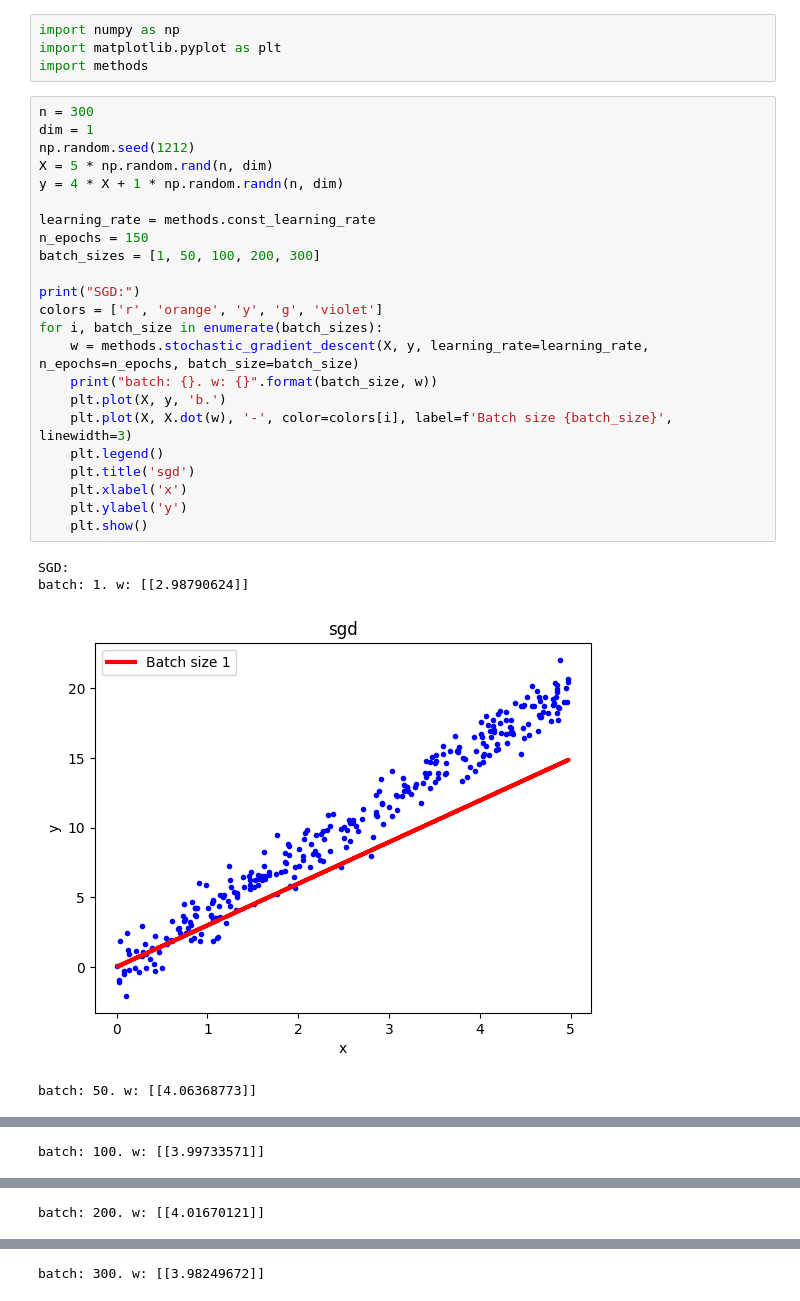
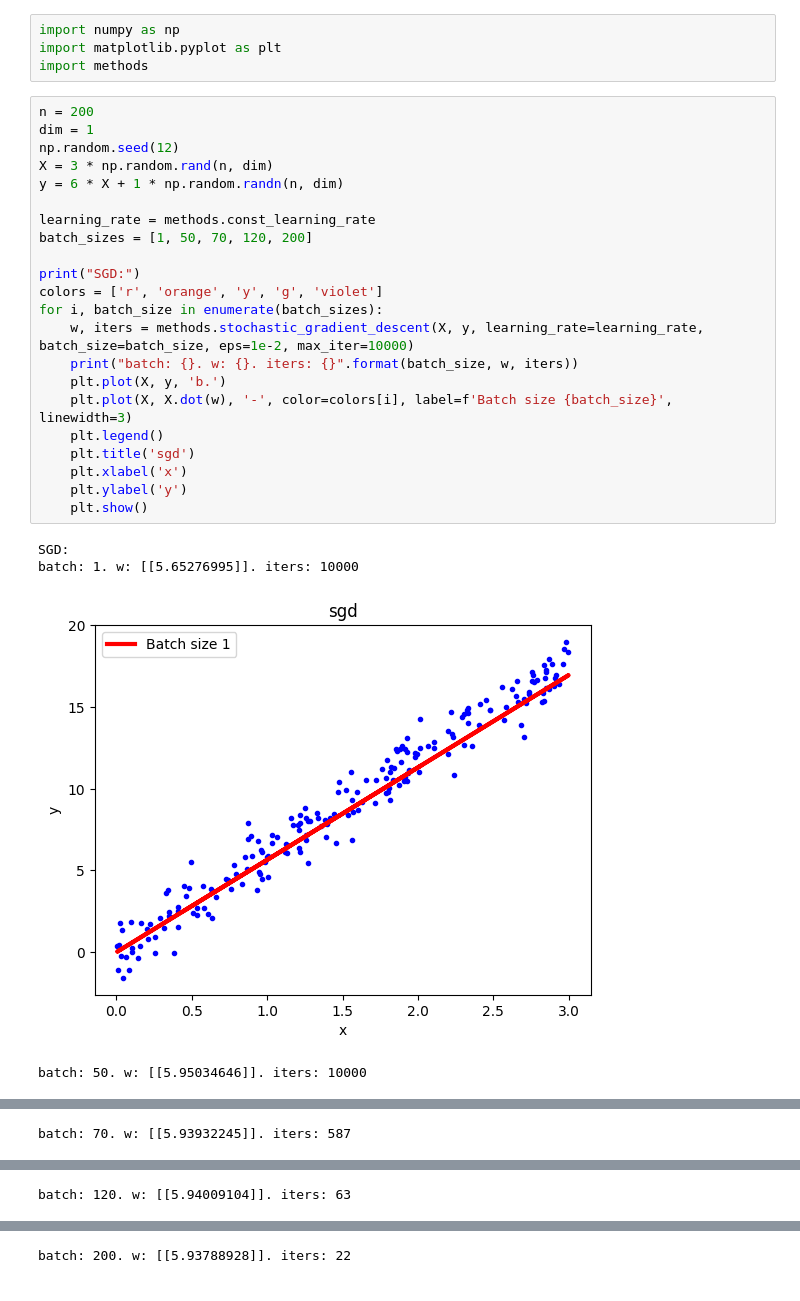
Before and after one commit to ivashka27/met_opt_danya3, a Jupyter notebook: lab2/batch_research.ipynb, the cells around one changed output, grey strips where cells are left out. Cells and saved outputs as stored; diff of their text form.

Commit message:
batch research fixed

```diff
--- a/lab2/batch_research.ipynb
+++ b/lab2/batch_research.ipynb
@@ -3,30 +3,29 @@ import numpy as np
 import matplotlib.pyplot as plt
 import methods
 # %%
-n = 300
+n = 200
 dim = 1
-np.random.seed(1212)
-X = 5 * np.random.rand(n, dim)
-y = 4 * X + 1 * np.random.randn(n, dim)
+np.random.seed(12)
+X = 3 * np.random.rand(n, dim)
+y = 6 * X + 1 * np.random.randn(n, dim)
 
 learning_rate = methods.const_learning_rate
-n_epochs = 150
-batch_sizes = [1, 50, 100, 200, 300]
+batch_sizes = [1, 50, 70, 120, 200]
 
 print("SGD:")
 colors = ['r', 'orange', 'y', 'g', 'violet']
 for i, batch_size in enumerate(batch_sizes):
-    w = methods.stochastic_gradient_descent(X, y, learning_rate=learning_rate, n_epochs=n_epochs, batch_size=batch_size)
-    print("batch: {}. w: {}".format(batch_size, w))
+    w, iters = methods.stochastic_gradient_descent(X, y, learning_rate=learning_rate, batch_size=batch_size, eps=1e-2, max_iter=10000)
+    print("batch: {}. w: {}. iters: {}".format(batch_size, w, iters))
     plt.plot(X, y, 'b.')
     plt.plot(X, X.dot(w), '-', color=colors[i], label=f'Batch size {batch_size}', linewidth=3)
     plt.legend()
     plt.title('sgd')
     plt.xlabel('x')
     plt.ylabel('y')
     plt.show()
 # %% [output]
 SGD:
-batch: 1. w: [[2.98790624]]
+batch: 1. w: [[5.65276995]]. iters: 10000
-[figure, old version]
+[figure, new version]
-batch: 50. w: [[4.06368773]]
+batch: 50. w: [[5.95034646]]. iters: 10000
@@ -34 +33 @@ batch: 50. w: [[4.06368773]]
-batch: 100. w: [[3.99733571]]
+batch: 70. w: [[5.93932245]]. iters: 587
@@ -36 +35 @@ batch: 100. w: [[3.99733571]]
-batch: 200. w: [[4.01670121]]
+batch: 120. w: [[5.94009104]]. iters: 63
@@ -38 +37 @@ batch: 200. w: [[4.01670121]]
-batch: 300. w: [[3.98249672]]
+batch: 200. w: [[5.93788928]]. iters: 22
```
Also changed, not shown: parts of 1 cell of this notebook, 2 other files.
